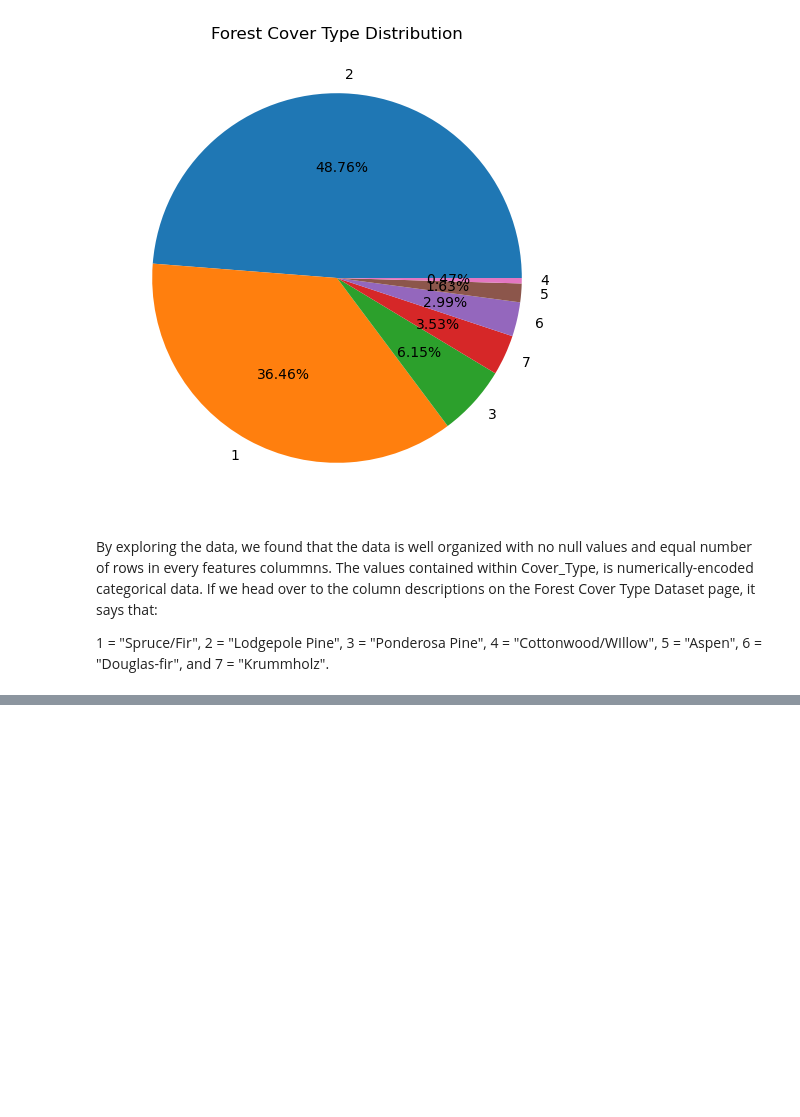
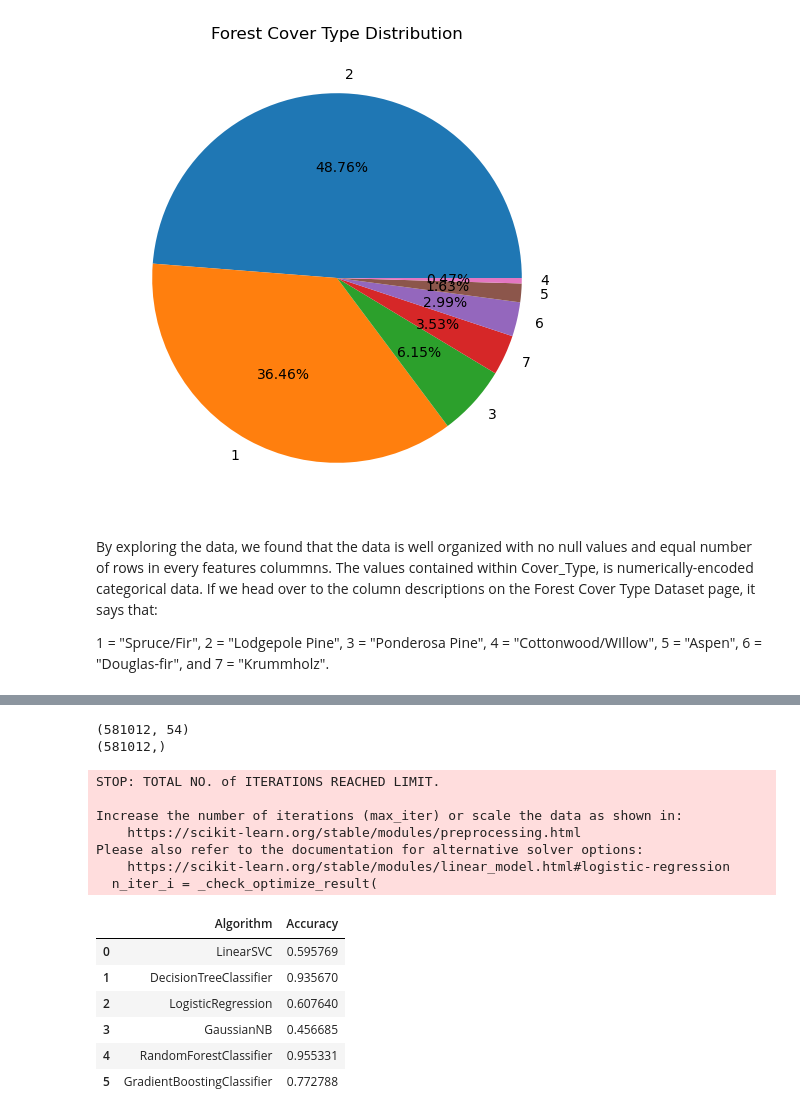
Before and after one commit to Piyushh69/Forest-Cover-Type-Prediction, a Jupyter notebook: Forest_cover_type.ipynb, the cells around one changed output, grey strips where cells are left out. Cells and saved outputs as stored; diff of their text form; code cells hidden in the pictures; blank space fills up the shorter version.

```diff
--- a/Forest_cover_type.ipynb
+++ b/Forest_cover_type.ipynb
@@ -177,0 +190,47 @@ sns.heatmap(cont_data.corr(),cmap='magma',linecolor='white',linewidths=1,annot=T
+# %%
+x = dfx.loc[:,'Elevation':'Soil_Type40']
+y = dfx['Cover_Type']
+# %%
+print(x.shape)
+print(y.shape)
+# %% [output]
+(581012, 54)
+(581012,)
+# %%
+remove=['Hillshade_3pm','Soil_Type7','Soil_Type8','Soil_Type14','Soil_Type15', 'Soil_Type21','Soil_Type25','Soil_Type28','Soil_Type36','Soil_Type37']
+# %%
+x.drop(remove, axis=1, inplace=True)
+# %%
+x_train, x_test, y_train, y_test = train_test_split(x,y, test_size=0.3, random_state=101)
+# %%
+MLA = []
+Z = [LinearSVC() , DecisionTreeClassifier() , LogisticRegression() , GaussianNB() ,RandomForestClassifier() ,
+     GradientBoostingClassifier(), KNeighborsClassifier(n_neighbors=5)]
+X = ["LinearSVC" , "DecisionTreeClassifier" , "LogisticRegression" , "GaussianNB" ,"RandomForestClassifier" ,
+     "GradientBoostingClassifier", "KNN"]
+
+for i in range(0,len(Z)):
+    model = Z[i]
+    model.fit( x_train , y_train )
+    pred = model.predict(x_test)
+    MLA.append(accuracy_score(pred , y_test))
+
+d = { "Algorithm" : X, "Accuracy" : MLA }
+
+dfm = pd.DataFrame(d)
+dfm
+# %% [output]
+STOP: TOTAL NO. of ITERATIONS REACHED LIMIT.
+
+Increase the number of iterations (max_iter) or scale the data as shown in:
+    https://scikit-learn.org/stable/modules/preprocessing.html
+Please also refer to the documentation for alternative solver options:
+    https://scikit-learn.org/stable/modules/linear_model.html#logistic-regression
+  n_iter_i = _check_optimize_result(
+|  | Algorithm | Accuracy |
+| 0 | LinearSVC | 0.595769 |
+| 1 | DecisionTreeClassifier | 0.935670 |
+| 2 | LogisticRegression | 0.607640 |
+| 3 | GaussianNB | 0.456685 |
+| 4 | RandomForestClassifier | 0.955331 |
+| 5 | GradientBoostingClassifier | 0.772788 |
```
Also changed, not shown: parts of 18 cells of this notebook.
